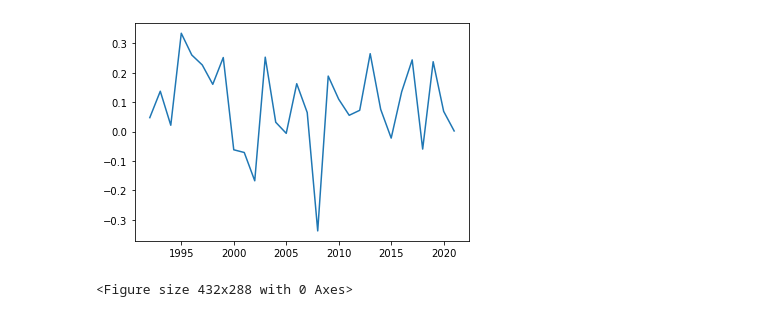
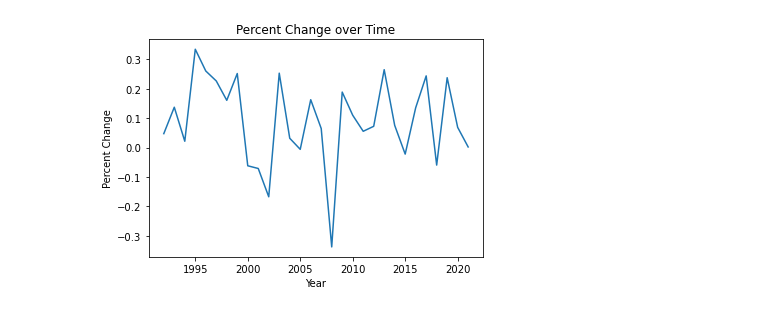
Before and after one commit to SyFlores/Crime_Victimization_and_the_Stock_Market, a Jupyter notebook: Analysis/Stock_Analysis.ipynb, the cells around one changed output. Cells and saved outputs as stored; diff of their text form; code cells hidden in the pictures.

Commit message:
outputed graphs

```diff
--- a/Analysis/Stock_Analysis.ipynb
+++ b/Analysis/Stock_Analysis.ipynb
@@ -21,10 +22,12 @@ DowJones_df.head()
 # %%
 # Analysis goes here!
 plt.plot(DowJones_df['Year'],DowJones_df['Percent Change'])
+plt.xlabel("Year")
+plt.ylabel("Percent Change")
+plt.title("Percent Change over Time")
+plt.savefig('percent_change.png')
 plt.show()
-plt.savefig('percent_change.png')
 # %% [output]
-[figure, old version]
+[figure, new version]
-<Figure size 432x288 with 0 Axes>
 # %%
 #plt.savefig('percent_change.png')
```
Also changed, not shown: parts of 1 cell of this notebook, 9 other files.
